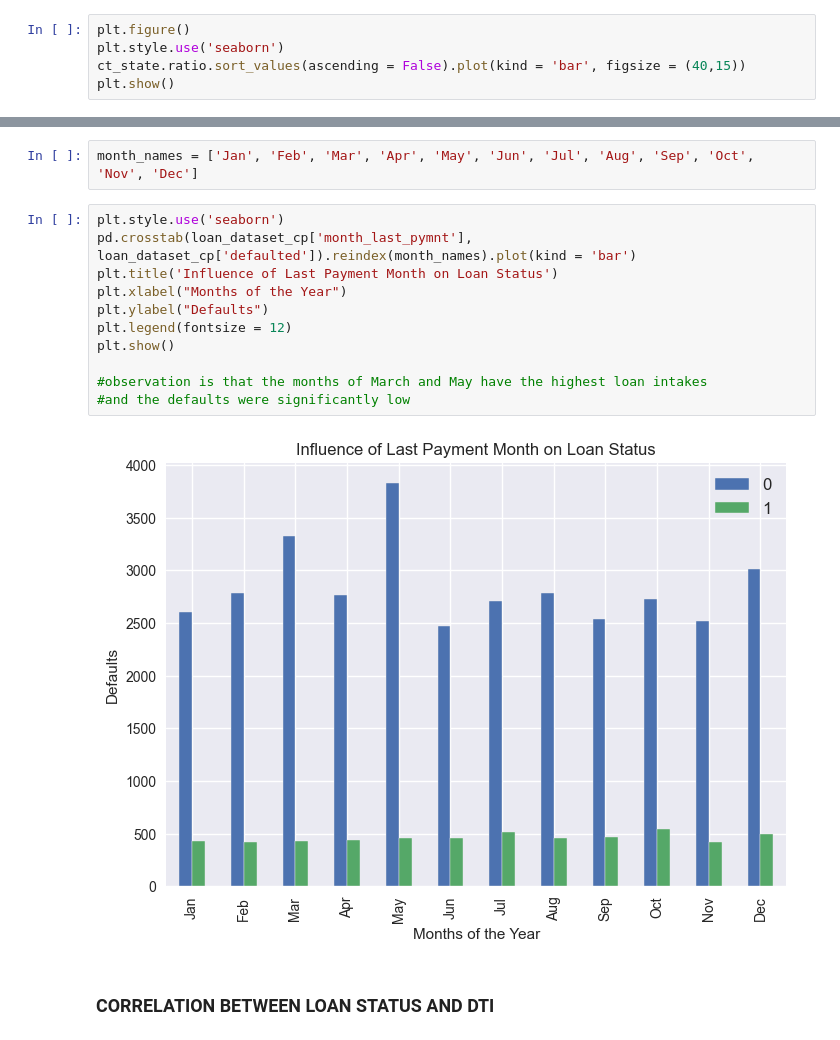
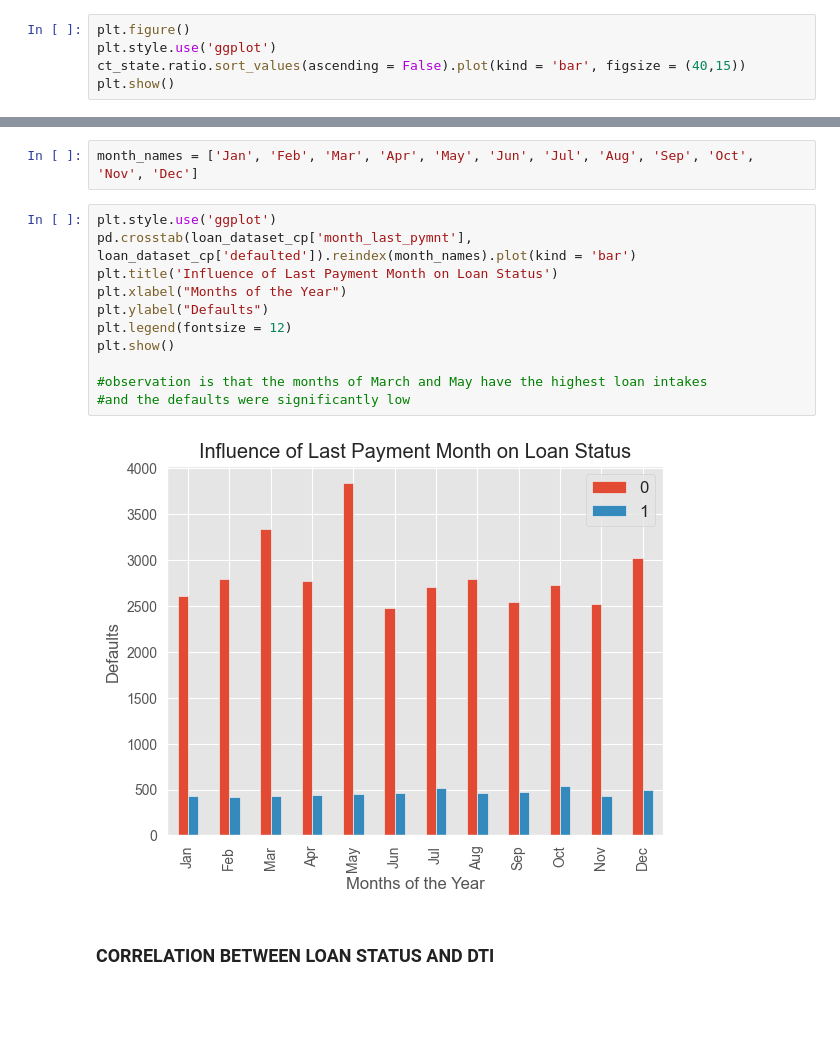
Before and after one commit to richwej/eda_projects, a Jupyter notebook: Project 1 - Lending Club/EDA _Lending_Club.ipynb, the cells around one changed output, grey strips where cells are left out. Drawn from its saved outputs; the diff is of its cells as text; blank space fills up the shorter version.

```diff
--- a/Project 1 - Lending Club/EDA _Lending_Club.ipynb
+++ b/Project 1 - Lending Club/EDA _Lending_Club.ipynb
@@ -1190,6 +1169,6 @@ ct_state['ratio'] = (ct_state[1]/ct_state[0])*100
 # %%
 plt.figure()
-plt.style.use('seaborn')
+plt.style.use('ggplot')
 ct_state.ratio.sort_values(ascending = False).plot(kind = 'bar', figsize = (40,15))
 plt.show()
 # %% [output]
@@ -1318,18 +1297,18 @@ loan_dataset_cp['month_last_pymnt'] = loan_dataset_cp['last_pymnt_d'].dt.strftim
 # %%
 month_names = ['Jan', 'Feb', 'Mar', 'Apr', 'May', 'Jun', 'Jul', 'Aug', 'Sep', 'Oct', 'Nov', 'Dec']
 # %%
-plt.style.use('seaborn')
+plt.style.use('ggplot')
 pd.crosstab(loan_dataset_cp['month_last_pymnt'], loan_dataset_cp['defaulted']).reindex(month_names).plot(kind = 'bar')
 plt.title('Influence of Last Payment Month on Loan Status')
 plt.xlabel("Months of the Year")
 plt.ylabel("Defaults")
 plt.legend(fontsize = 12)
 plt.show()
 
 #observation is that the months of March and May have the highest loan intakes
 #and the defaults were significantly low
 # %% [output]
-[figure, old version]
+[figure, new version]
 # %% [markdown]
 ### CORRELATION BETWEEN LOAN STATUS AND DTI
 # %%
```
Also changed, not shown: parts of 71 cells of this notebook, 5 other files.
